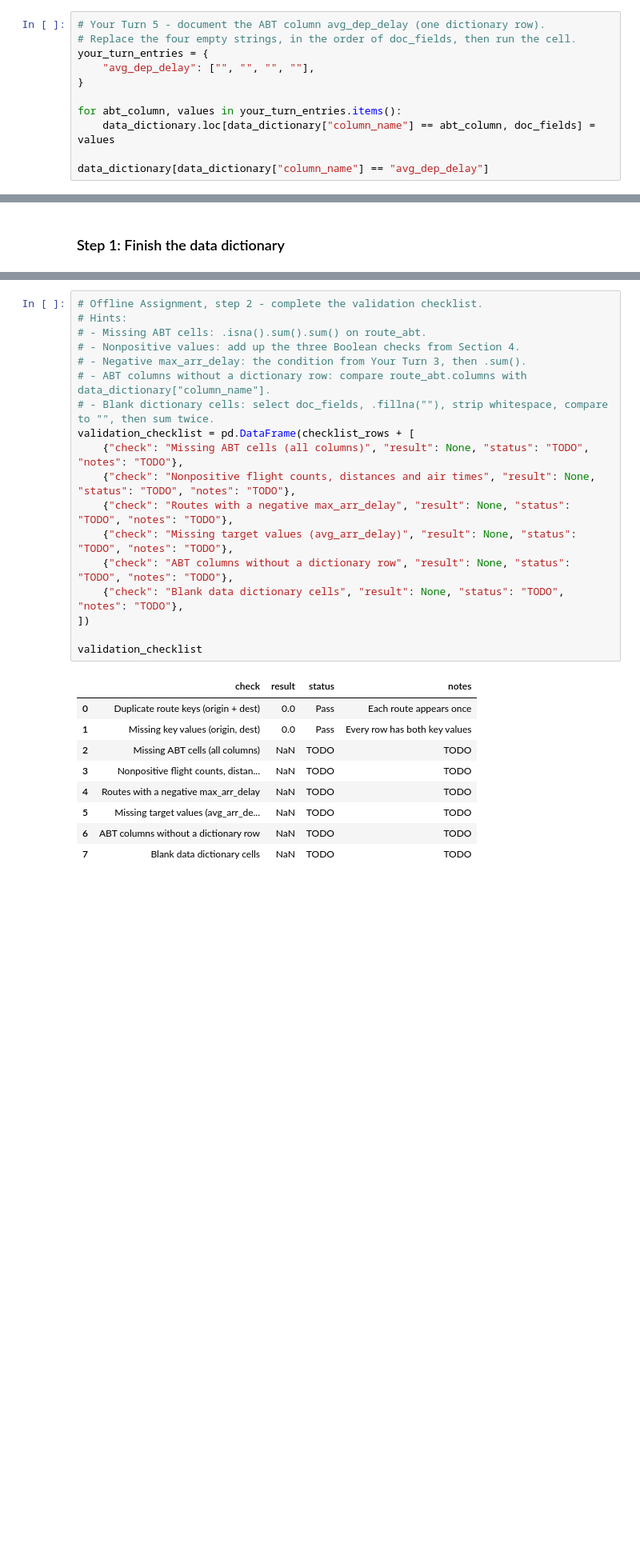
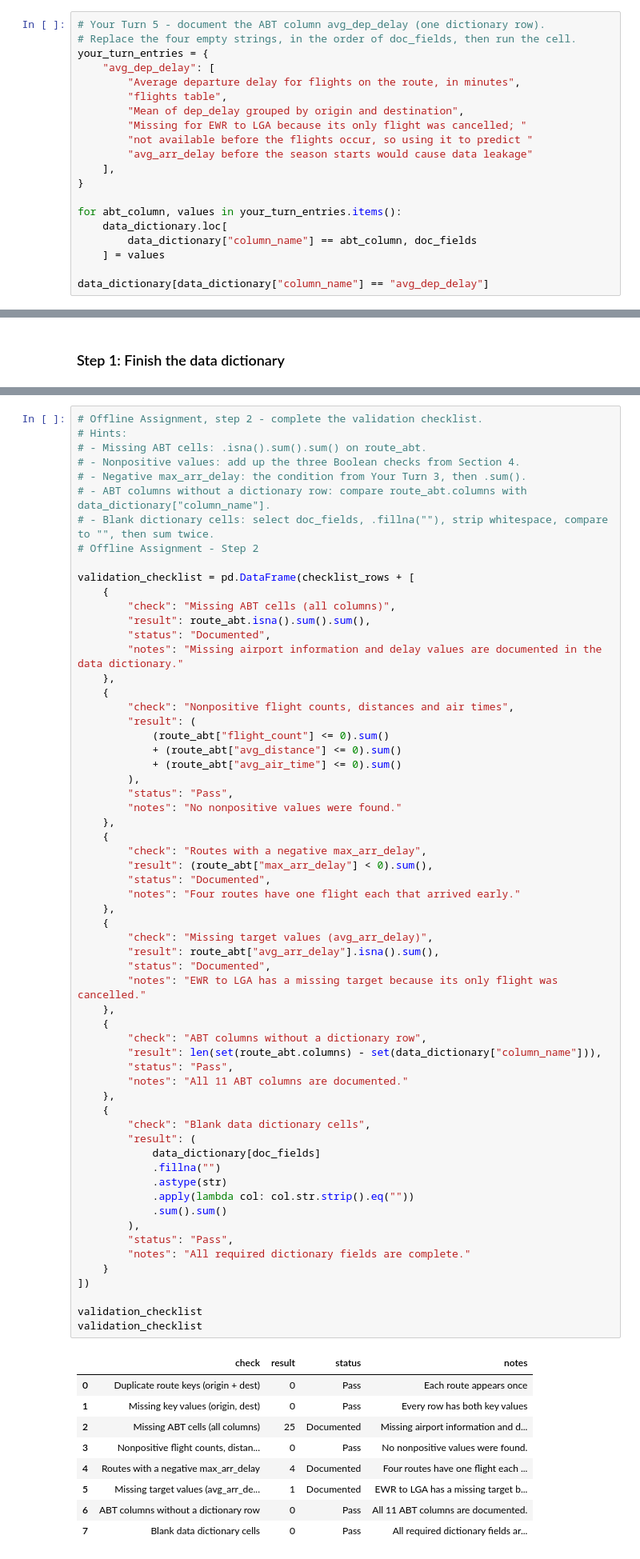
Before and after one commit to YaraAltarawneh/ban6003-Module-11-YaraAltarawneh, a Jupyter notebook: notebooks/module11_abt_documentation_guided_lab.ipynb, the cells around one changed output, grey strips where cells are left out. Shown at 80% size. Saved outputs shown, nothing was run; the diff lists cells and outputs as text; blank space fills up the shorter version.

```diff
--- a/notebooks/module11_abt_documentation_guided_lab.ipynb
+++ b/notebooks/module11_abt_documentation_guided_lab.ipynb
@@ -510,11 +541,20 @@ In the offline assignment you will complete the dictionary rows for the five ABT
 # Your Turn 5 - document the ABT column avg_dep_delay (one dictionary row).
 # Replace the four empty strings, in the order of doc_fields, then run the cell.
 your_turn_entries = {
-    "avg_dep_delay": ["", "", "", ""],
+    "avg_dep_delay": [
+        "Average departure delay for flights on the route, in minutes",
+        "flights table",
+        "Mean of dep_delay grouped by origin and destination",
+        "Missing for EWR to LGA because its only flight was cancelled; "
+        "not available before the flights occur, so using it to predict "
+        "avg_arr_delay before the season starts would cause data leakage"
+    ],
 }
 
 for abt_column, values in your_turn_entries.items():
-    data_dictionary.loc[data_dictionary["column_name"] == abt_column, doc_fields] = values
+    data_dictionary.loc[
+        data_dictionary["column_name"] == abt_column, doc_fields
+    ] = values
 
 data_dictionary[data_dictionary["column_name"] == "avg_dep_delay"]
 # %% [output]
@@ -661,31 +738,74 @@ The first two rows come from Section 8. For each new row:
 # %%
 # Offline Assignment, step 2 - complete the validation checklist.
 # Hints:
 # - Missing ABT cells: .isna().sum().sum() on route_abt.
 # - Nonpositive values: add up the three Boolean checks from Section 4.
 # - Negative max_arr_delay: the condition from Your Turn 3, then .sum().
 # - ABT columns without a dictionary row: compare route_abt.columns with data_dictionary["column_name"].
 # - Blank dictionary cells: select doc_fields, .fillna(""), strip whitespace, compare to "", then sum twice.
+# Offline Assignment - Step 2
+
 validation_checklist = pd.DataFrame(checklist_rows + [
-    {"check": "Missing ABT cells (all columns)", "result": None, "status": "TODO", "notes": "TODO"},
-    {"check": "Nonpositive flight counts, distances and air times", "result": None, "status": "TODO", "notes": "TODO"},
-    {"check": "Routes with a negative max_arr_delay", "result": None, "status": "TODO", "notes": "TODO"},
-    {"check": "Missing target values (avg_arr_delay)", "result": None, "status": "TODO", "notes": "TODO"},
-    {"check": "ABT columns without a dictionary row", "result": None, "status": "TODO", "notes": "TODO"},
-    {"check": "Blank data dictionary cells", "result": None, "status": "TODO", "notes": "TODO"},
+    {
+        "check": "Missing ABT cells (all columns)",
+        "result": route_abt.isna().sum().sum(),
+        "status": "Documented",
+        "notes": "Missing airport information and delay values are documented in the data dictionary."
+    },
+    {
+        "check": "Nonpositive flight counts, distances and air times",
+        "result": (
+            (route_abt["flight_count"] <= 0).sum()
+            + (route_abt["avg_distance"] <= 0).sum()
+            + (route_abt["avg_air_time"] <= 0).sum()
+        ),
+        "status": "Pass",
+        "notes": "No nonpositive values were found."
+    },
+    {
+        "check": "Routes with a negative max_arr_delay",
+        "result": (route_abt["max_arr_delay"] < 0).sum(),
+        "status": "Documented",
+        "notes": "Four routes have one flight each that arrived early."
+    },
+    {
+        "check": "Missing target values (avg_arr_delay)",
+        "result": route_abt["avg_arr_delay"].isna().sum(),
+        "status": "Documented",
+        "notes": "EWR to LGA has a missing target because its only flight was cancelled."
+    },
+    {
+        "check": "ABT columns without a dictionary row",
+        "result": len(set(route_abt.columns) - set(data_dictionary["column_name"])),
+        "status": "Pass",
+        "notes": "All 11 ABT columns are documented."
+    },
+    {
+        "check": "Blank data dictionary cells",
+        "result": (
+            data_dictionary[doc_fields]
+            .fillna("")
+            .astype(str)
+            .apply(lambda col: col.str.strip().eq(""))
+            .sum().sum()
+        ),
+        "status": "Pass",
+        "notes": "All required dictionary fields are complete."
+    }
 ])
 
 validation_checklist
+validation_checklist
 # %% [output]
 |  | check | result | status | notes |
-| 0 | Duplicate route keys (origin + dest) | 0.0 | Pass | Each route appears once |
-| 1 | Missing key values (origin, dest) | 0.0 | Pass | Every row has both key values |
-| 2 | Missing ABT cells (all columns) | NaN | TODO | TODO |
-| 3 | Nonpositive flight counts, distan... | NaN | TODO | TODO |
-| 4 | Routes with a negative max_arr_delay | NaN | TODO | TODO |
-| 5 | Missing target values (avg_arr_de... | NaN | TODO | TODO |
-| 6 | ABT columns without a dictionary row | NaN | TODO | TODO |
-| 7 | Blank data dictionary cells | NaN | TODO | TODO |
+| 0 | Duplicate route keys (origin + dest) | 0 | Pass | Each route appears once |
+| 1 | Missing key values (origin, dest) | 0 | Pass | Every row has both key values |
+| 2 | Missing ABT cells (all columns) | 25 | Documented | Missing airport information and d... |
+| 3 | Nonpositive flight counts, distan... | 0 | Pass | No nonpositive values were found. |
+| 4 | Routes with a negative max_arr_delay | 4 | Documented | Four routes have one flight each ... |
+| 5 | Missing target values (avg_arr_de... | 1 | Documented | EWR to LGA has a missing target b... |
+| 6 | ABT columns without a dictionary row | 0 | Pass | All 11 ABT columns are documented. |
+| 7 | Blank data dictionary cells | 0 | Pass | All required dictionary fields ar... |
 # %% [markdown]
 ### Step 3: Export the handoff files
 # %%
```
Also changed, not shown: parts of 13 cells of this notebook, 3 other files.
